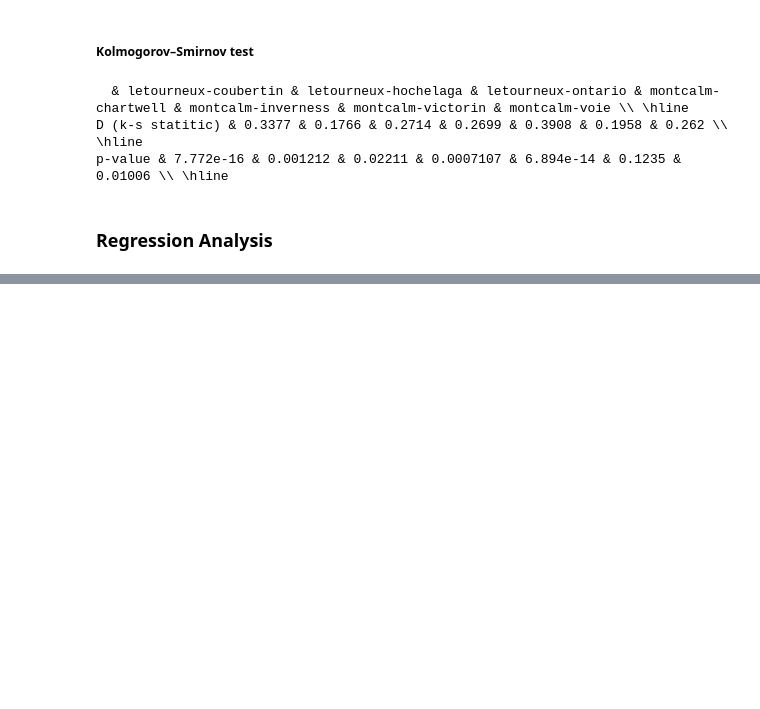
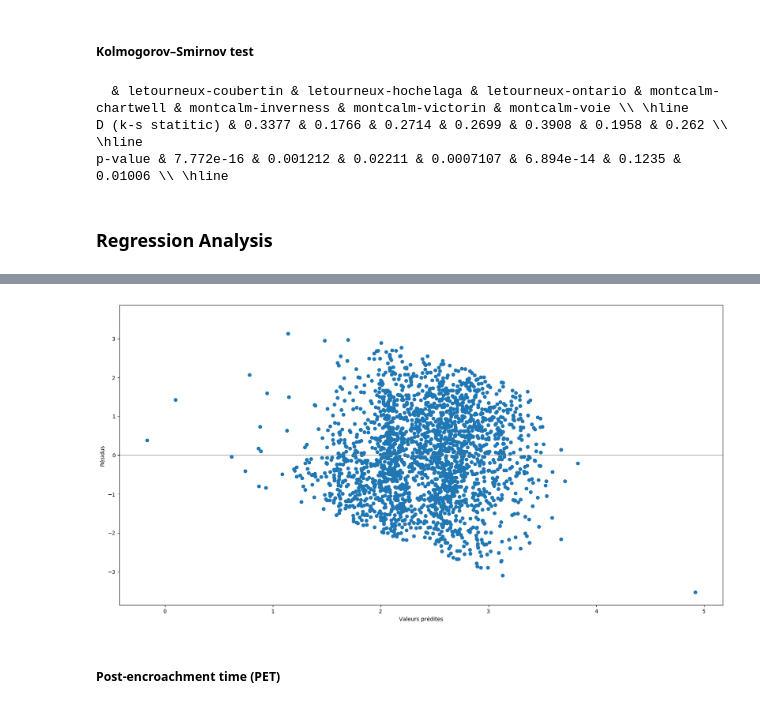
Before and after one commit to FinestStone/AV-Interactions-City-Traffic, a Jupyter notebook: findings.ipynb, the cells around one changed output, grey strips where cells are left out. Drawn from its saved outputs; the diff is of its cells as text; code cells hidden in the pictures; blank space fills up the shorter version.

Commit message:
All results added

```diff
--- a/findings.ipynb
+++ b/findings.ipynb
@@ -256,0 +398,8 @@ p-value & 7.772e-16 & 0.001212 & 0.02211 & 0.0007107 & 6.894e-14 & 0.1235 & 0.01
+# %%
+ttcDf = petTtcSpeedDiff.loc[petTtcSpeedDiff.ttc_15 > 0]
+# %%
+m = "C(av) * C(other_user_type) + C(av) * C(most_frequent_category) + u2_min_15_acc * C(site) + u2_max_85_acc * C(site)"
+# %%
+modelTtc = smf.ols('ttc_15 ~ ' + m, data=ttcDf)
+results = modelTtc.fit()
+print(results.summary())
@@ -256,0 +424,7 @@ p-value & 7.772e-16 & 0.001212 & 0.02211 & 0.0007107 & 6.894e-14 & 0.1235 & 0.01
+# %%
+showResidualPlot(results)
+plt.savefig("imgs/residusTtc.pdf", format="pdf", bbox_inches='tight', transparent="True", pad_inches=0)
+# %% [output]
+[figure, added]
+# %% [markdown]
+##### Post-encroachment time (PET)
```
Also changed, not shown: parts of 20 cells of this notebook.
